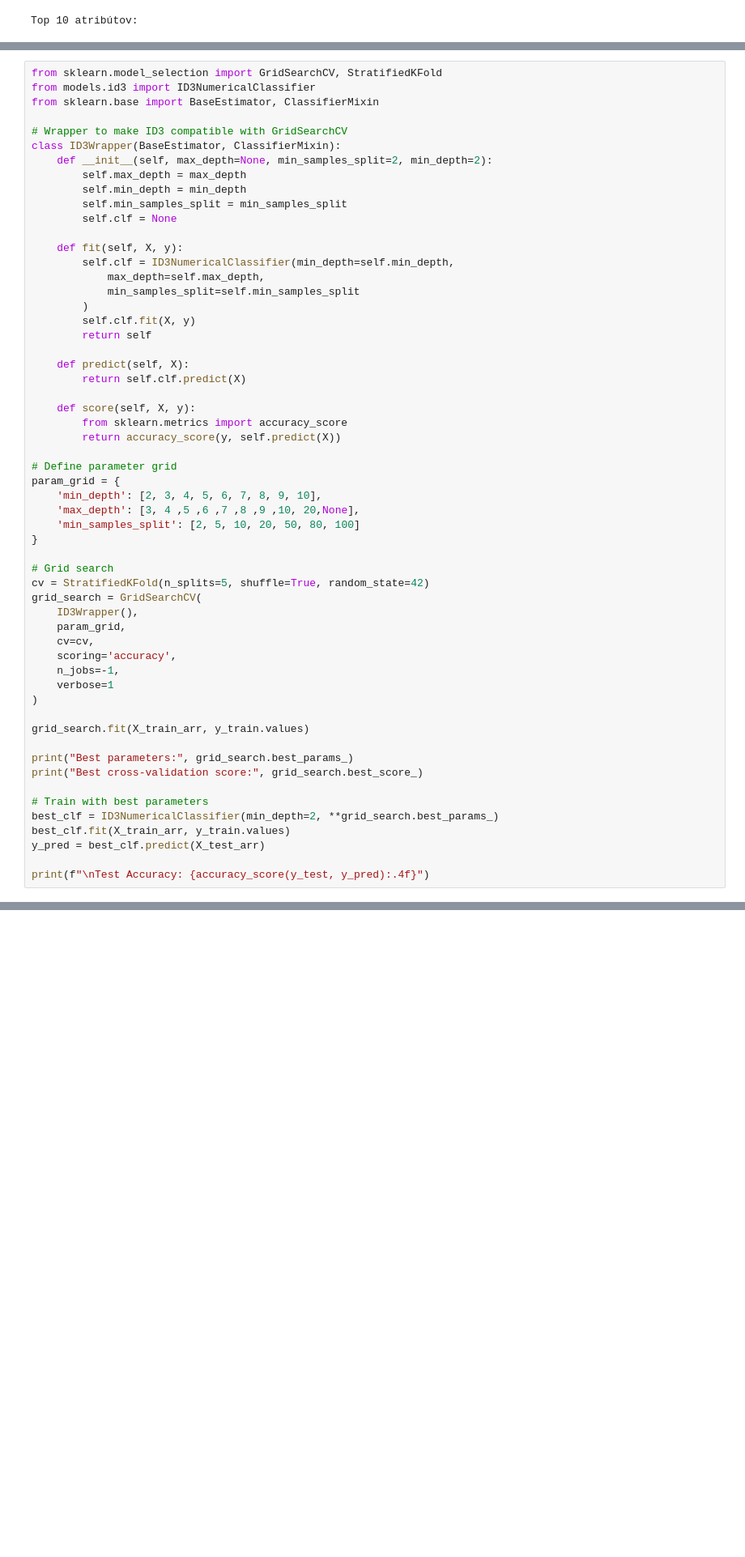
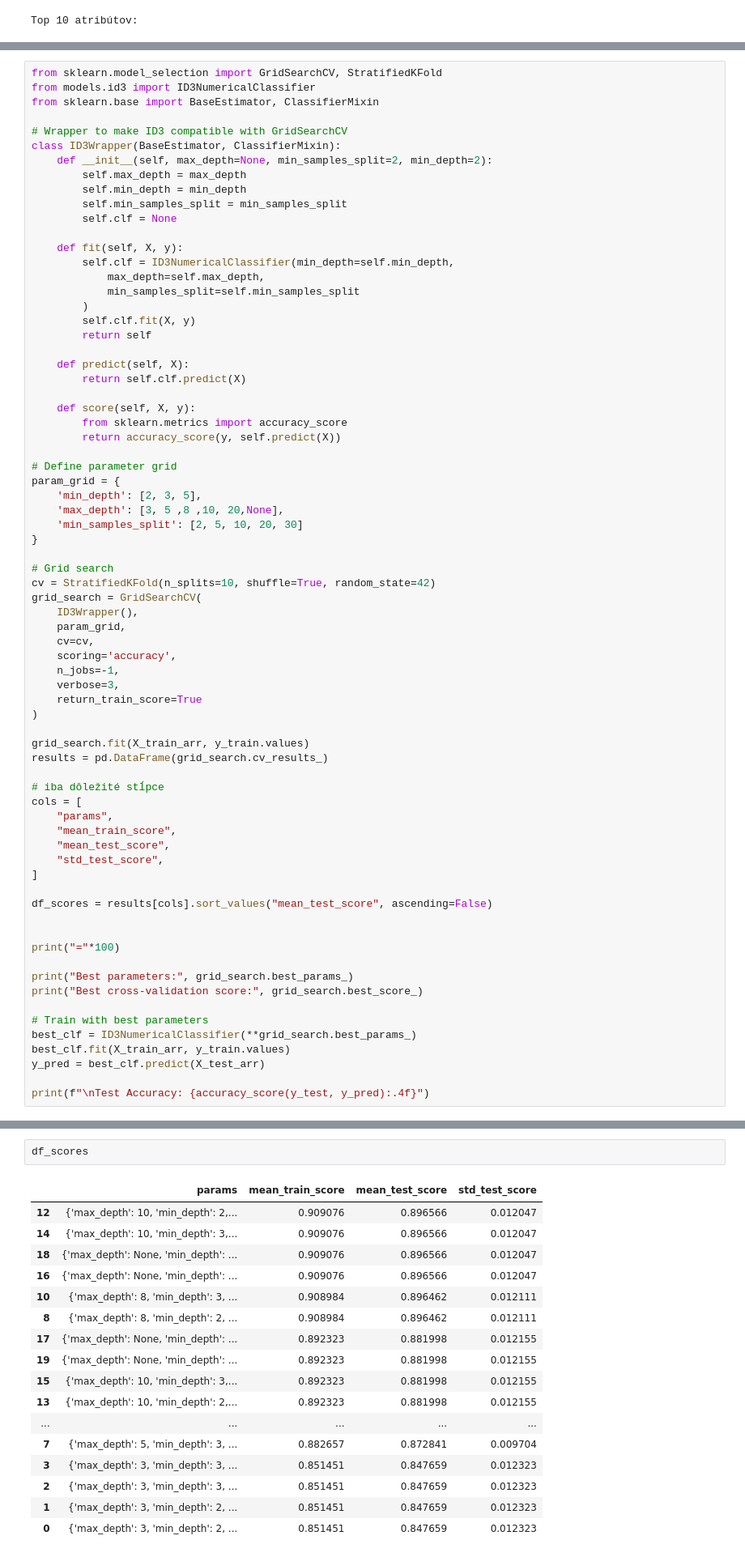
Before and after one commit to miroslavrepicky/IAU_part3, a Jupyter notebook: sample_updated.ipynb, the cells around one changed output, grey strips where cells are left out. Shown at 81% size. Cells and saved outputs as stored; diff of their text form; blank space fills up the shorter version.

```diff
--- a/sample_updated.ipynb
+++ b/sample_updated.ipynb
@@ -259,29 +272,44 @@ class ID3Wrapper(BaseEstimator, ClassifierMixin):
 
 # Define parameter grid
 param_grid = {
-    'min_depth': [2, 3, 4, 5, 6, 7, 8, 9, 10],
-    'max_depth': [3, 4 ,5 ,6 ,7 ,8 ,9 ,10, 20,None],
-    'min_samples_split': [2, 5, 10, 20, 50, 80, 100]
+    'min_depth': [2, 3, 5],
+    'max_depth': [3, 5 ,8 ,10, 20,None],
+    'min_samples_split': [2, 5, 10, 20, 30]
 }
 
 # Grid search
-cv = StratifiedKFold(n_splits=5, shuffle=True, random_state=42)
+cv = StratifiedKFold(n_splits=10, shuffle=True, random_state=42)
 grid_search = GridSearchCV(
     ID3Wrapper(),
     param_grid,
     cv=cv,
     scoring='accuracy',
     n_jobs=-1,
-    verbose=1
+    verbose=3,
+    return_train_score=True
 )
 
 grid_search.fit(X_train_arr, y_train.values)
+results = pd.DataFrame(grid_search.cv_results_)
+
+# iba dôležité stĺpce
+cols = [
+    "params",
+    "mean_train_score",
+    "mean_test_score",
+    "std_test_score",
+]
+
+df_scores = results[cols].sort_values("mean_test_score", ascending=False)
+
+
+print("="*100)
 
 print("Best parameters:", grid_search.best_params_)
 print("Best cross-validation score:", grid_search.best_score_)
 
 # Train with best parameters
-best_clf = ID3NumericalClassifier(min_depth=2, **grid_search.best_params_)
+best_clf = ID3NumericalClassifier(**grid_search.best_params_)
 best_clf.fit(X_train_arr, y_train.values)
 y_pred = best_clf.predict(X_test_arr)
 
@@ -291,3 +324,23 @@ Fitting 5 folds for each of 630 candidates, totalling 3150 fits
+# %%
+df_scores
+# %% [output]
+|  | params | mean_train_score | mean_test_score | std_test_score |
+| 12 | {'max_depth': 10, 'min_depth': 2,... | 0.909076 | 0.896566 | 0.012047 |
+| 14 | {'max_depth': 10, 'min_depth': 3,... | 0.909076 | 0.896566 | 0.012047 |
+| 18 | {'max_depth': None, 'min_depth': ... | 0.909076 | 0.896566 | 0.012047 |
+| 16 | {'max_depth': None, 'min_depth': ... | 0.909076 | 0.896566 | 0.012047 |
+| 10 | {'max_depth': 8, 'min_depth': 3, ... | 0.908984 | 0.896462 | 0.012111 |
+| 8 | {'max_depth': 8, 'min_depth': 2, ... | 0.908984 | 0.896462 | 0.012111 |
+| 17 | {'max_depth': None, 'min_depth': ... | 0.892323 | 0.881998 | 0.012155 |
+| 19 | {'max_depth': None, 'min_depth': ... | 0.892323 | 0.881998 | 0.012155 |
+| 15 | {'max_depth': 10, 'min_depth': 3,... | 0.892323 | 0.881998 | 0.012155 |
+| 13 | {'max_depth': 10, 'min_depth': 2,... | 0.892323 | 0.881998 | 0.012155 |
+| ... | ... | ... | ... | ... |
+| 7 | {'max_depth': 5, 'min_depth': 3, ... | 0.882657 | 0.872841 | 0.009704 |
+| 3 | {'max_depth': 3, 'min_depth': 3, ... | 0.851451 | 0.847659 | 0.012323 |
+| 2 | {'max_depth': 3, 'min_depth': 3, ... | 0.851451 | 0.847659 | 0.012323 |
+| 1 | {'max_depth': 3, 'min_depth': 2, ... | 0.851451 | 0.847659 | 0.012323 |
+| 0 | {'max_depth': 3, 'min_depth': 2, ... | 0.851451 | 0.847659 | 0.012323 |
 # %%
 from sklearn.model_selection import train_test_split
 from sklearn.model_selection import GridSearchCV, StratifiedKFold
```
Also changed, not shown: parts of 2 cells of this notebook, 4 other files.
